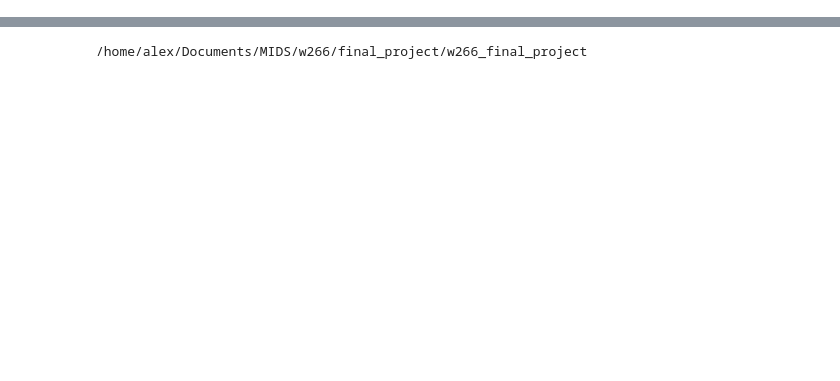
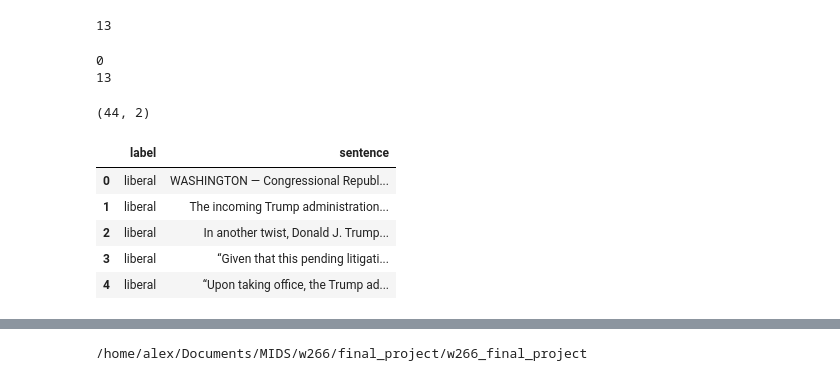
Before and after one commit to alexdauenhauer/Political-Bias-Detection, a Jupyter notebook: all-the-news.ipynb, the cells around one changed output, grey strips where cells are left out. Drawn from its saved outputs; the diff is of its cells as text; code cells hidden in the pictures; blank space fills up the shorter version.

```diff
--- a/all-the-news.ipynb
+++ b/all-the-news.ipynb
@@ -11,0 +296,4 @@ True
+# %%
+sentList = []
+sentList = extractContent(df.iloc[0])
+len(sentList), len(sent_tokenize(df.content[0]))
@@ -11,0 +302,3 @@ True
+# %%
+for i,s in enumerate(sentList):
+    print(i,s)
@@ -11,0 +307,3 @@ True
+# %%
+for i,s in enumerate(sent_tokenize(sample.content)):
+    print(i,s)
@@ -11,0 +328,33 @@ True
+# %%
+sents = []
+s = extractContent(df.iloc[0])
+len(s)
+# %% [output]
+13
+# %%
+print(len(sents))
+sents.extend(s)
+print(len(sents))
+# %% [output]
+0
+13
+# %%
+sents = []
+for i in range(20):
+    row = df.iloc[i]
+    sentList = extractContent(row)
+    sents.extend(sentList)
+df2 = pd.DataFrame(sents)
+df2.columns = ['label', 'sentence']
+df2.shape
+# %% [output]
+(44, 2)
+# %%
+df2.head()
+# %% [output]
+|  | label | sentence |
+| 0 | liberal | WASHINGTON — Congressional Republ... |
+| 1 | liberal | The incoming Trump administration... |
+| 2 | liberal | In another twist, Donald J. Trump... |
+| 3 | liberal | “Given that this pending litigati... |
+| 4 | liberal | “Upon taking office, the Trump ad... |
```
Also changed, not shown: parts of 48 cells of this notebook, 1 other file.
